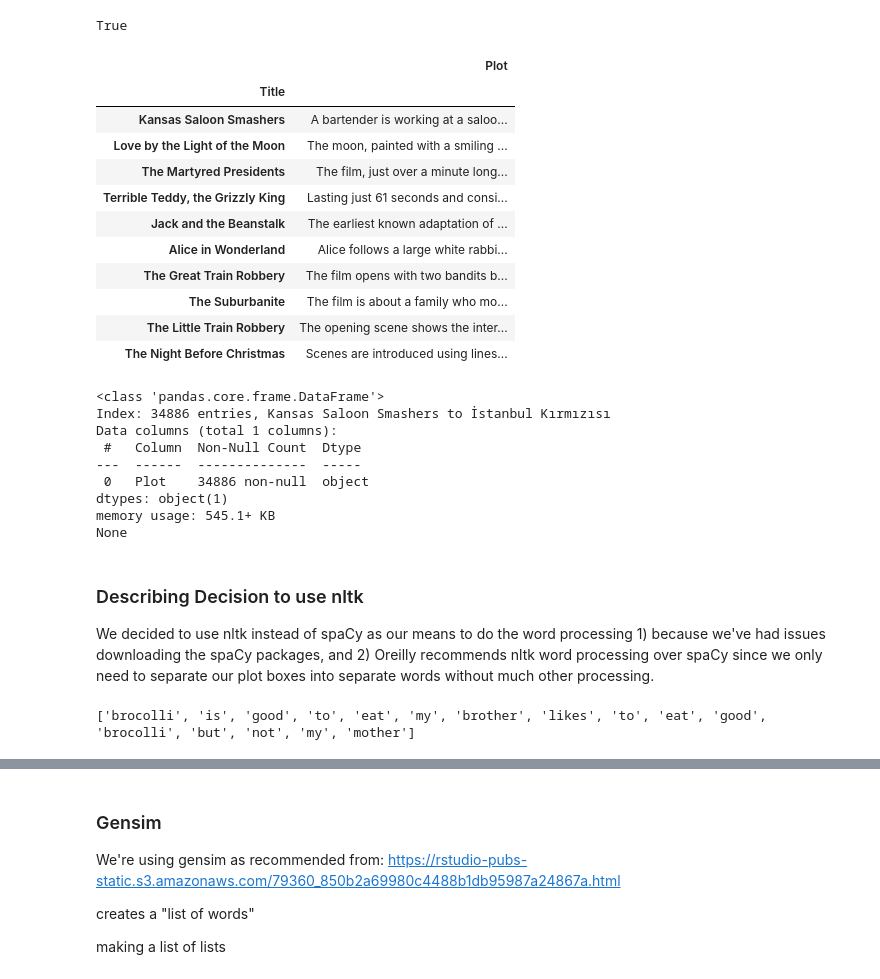
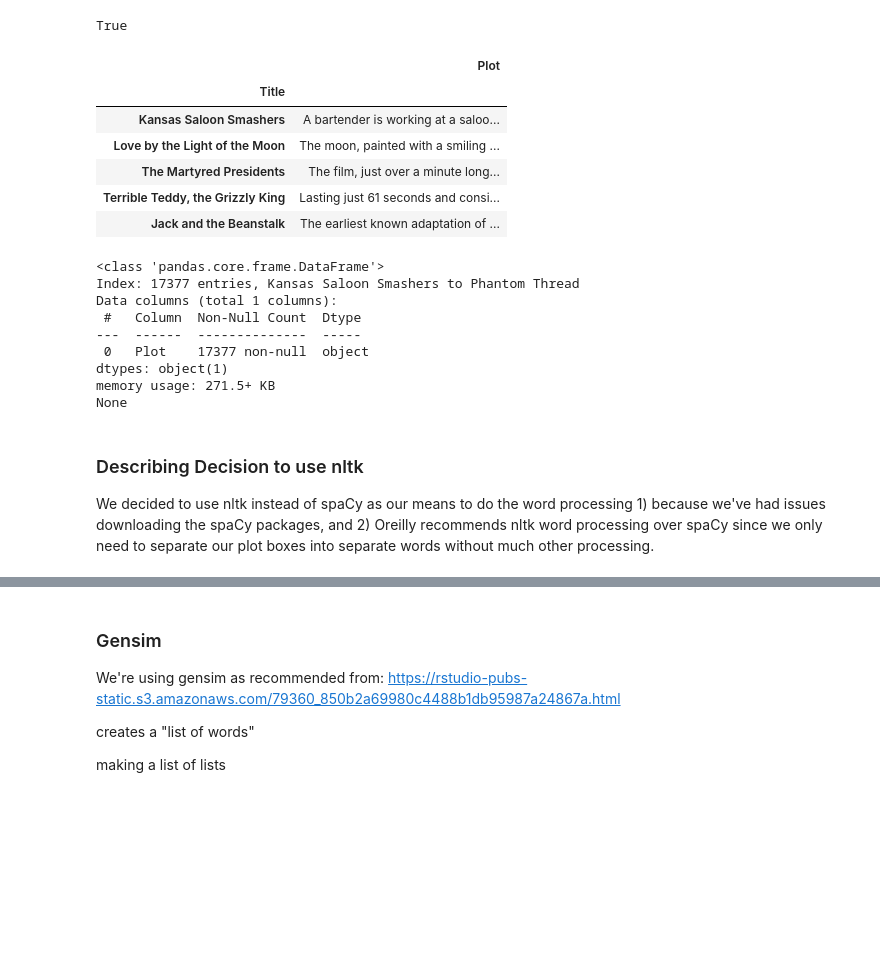
Before and after one commit to pschell23/DS-Project-Course--Parker-Schell-Alex-Torti-Mariah-Hudson, a Jupyter notebook: Project_two/Project2.ipynb, the cells around one changed output, grey strips where cells are left out. Saved outputs shown, nothing was run; the diff lists cells and outputs as text; code cells hidden in the pictures; blank space fills up the shorter version.

```diff
--- a/Project_two/Project2.ipynb
+++ b/Project_two/Project2.ipynb
@@ -101,35 +98,30 @@ tokenizer = nltk.data.load("tokenizers/punkt/english.pickle")
 # %%
 # Fetch Title and Plot columns
-finaldata = movie_data[["Title", "Plot"]]
+finaldata = us_movies[["Title", "Plot"]]
 # Setting the movie title as index
 finaldata = finaldata.set_index('Title')
-finaldata.head(10)
+finaldata.head()
 # %% [output]
 |  | Plot |
 | Title |  |
 | Kansas Saloon Smashers | A bartender is working at a saloo... |
 | Love by the Light of the Moon | The moon, painted with a smiling ... |
 | The Martyred Presidents | The film, just over a minute long... |
 | Terrible Teddy, the Grizzly King | Lasting just 61 seconds and consi... |
 | Jack and the Beanstalk | The earliest known adaptation of ... |
-| Alice in Wonderland | Alice follows a large white rabbi... |
-| The Great Train Robbery | The film opens with two bandits b... |
-| The Suburbanite | The film is about a family who mo... |
-| The Little Train Robbery | The opening scene shows the inter... |
-| The Night Before Christmas | Scenes are introduced using lines... |
 # %%
 finaldata["Plot"] = finaldata["Plot"].astype(str)
 
 print(finaldata.info())
 # %% [output]
 <class 'pandas.core.frame.DataFrame'>
-Index: 34886 entries, Kansas Saloon Smashers to İstanbul Kırmızısı
+Index: 17377 entries, Kansas Saloon Smashers to Phantom Thread
 Data columns (total 1 columns):
  #   Column  Non-Null Count  Dtype
 ---  ------  --------------  -----
- 0   Plot    34886 non-null  object
+ 0   Plot    17377 non-null  object
 dtypes: object(1)
-memory usage: 545.1+ KB
+memory usage: 271.5+ KB
 None
 # %% [markdown]
 ### Describing Decision to use nltk
@@ -150,25 +142,4 @@ en_stop = get_stop_words('en')
 
 # Create p_stemmer of class PorterStemmer
 p_stemmer = PorterStemmer()
-# %%
-## EXAMPLE!!!!
-
-doc_a = "Brocolli is good to eat. My brother likes to eat good brocolli, but not my mother."
-doc_b = "My mother spends a lot of time driving my brother around to baseball practice."
-doc_c = "Some health experts suggest that driving may cause increased tension and blood pressure."
-doc_d = "I often feel pressure to perform well at school, but my mother never seems to drive my brother to do better."
-doc_e = "Health professionals say that brocolli is good for your health."
-
-# compile sample documents into a list
-doc_set = [doc_a, doc_b, doc_c, doc_d, doc_e]
-
-from nltk.tokenize import RegexpTokenizer
-tokenizer = RegexpTokenizer(r'\w+')
-
-raw = doc_a.lower()
-tokens = tokenizer.tokenize(raw)
-
-print(tokens)
-# %% [output]
-['brocolli', 'is', 'good', 'to', 'eat', 'my', 'brother', 'likes', 'to', 'eat', 'good', 'brocolli', 'but', 'not', 'my', 'mother']
 # %%
```
Also changed, not shown: parts of 11 cells of this notebook.
